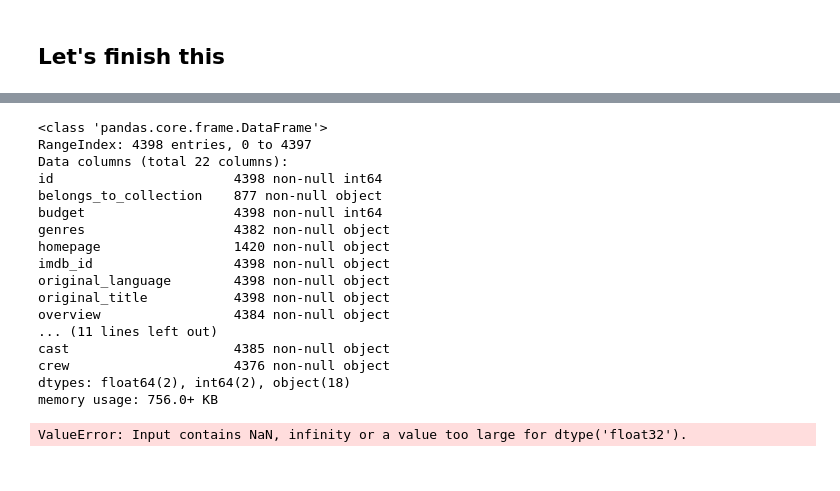
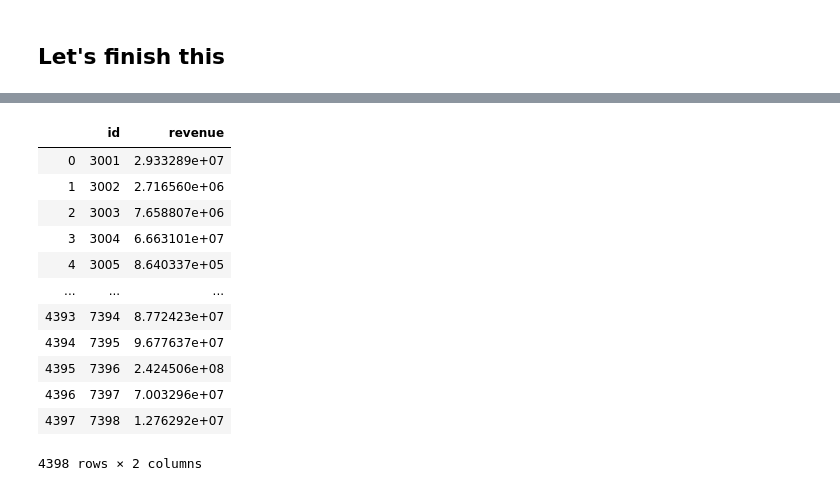
Before and after one commit to jhoffis/Oblig2, a Jupyter notebook: Jonathan.ipynb, the cells around one changed output, grey strips where cells are left out. Drawn from its saved outputs; the diff is of its cells as text; code cells hidden in the pictures.

```diff
--- a/Jonathan.ipynb
+++ b/Jonathan.ipynb
@@ -364,7 +409,8 @@ Name: popularity, Length: 3000, dtype: float64
 # Train
 # %%
 train = train_copy.copy()
-X = train.drop(['id', 'revenue'], axis=1)
+#FIXME fjern id kanskje???
+X = train.drop(['revenue'], axis=1)
 y = train['revenue'].copy()
 X_test = test.drop(['id'], axis=1)
 # %%
@@ -548,26 +611,22 @@ len(test_copy['release_month'])
 # %%
 final_model = grid_search.best_estimator_
-# %% [output]
-<class 'pandas.core.frame.DataFrame'>
-RangeIndex: 4398 entries, 0 to 4397
-Data columns (total 22 columns):
-id                       4398 non-null int64
-belongs_to_collection    877 non-null object
-budget                   4398 non-null int64
-genres                   4382 non-null object
-homepage                 1420 non-null object
-imdb_id                  4398 non-null object
-original_language        4398 non-null object
-original_title           4398 non-null object
-overview                 4384 non-null object
-... (11 lines left out)
-cast                     4385 non-null object
-crew                     4376 non-null object
-dtypes: float64(2), int64(2), object(18)
-memory usage: 756.0+ KB
 # %%
 # test_prepared = impute(test_copy)
 final_pred = final_model.predict(test_copy)
+subm = pd.DataFrame({'id': test.id, 'revenue': final_pred})
+subm
 # %% [output]
+|  | id | revenue |
+| 0 | 3001 | 2.933289e+07 |
+| 1 | 3002 | 2.716560e+06 |
+| 2 | 3003 | 7.658807e+06 |
+| 3 | 3004 | 6.663101e+07 |
+| 4 | 3005 | 8.640337e+05 |
+| ... | ... | ... |
+| 4393 | 7394 | 8.772423e+07 |
+| 4394 | 7395 | 9.677637e+07 |
+| 4395 | 7396 | 2.424506e+08 |
+| 4396 | 7397 | 7.003296e+07 |
+| 4397 | 7398 | 1.276292e+07 |
-ValueError: Input contains NaN, infinity or a value too large for dtype('float32').
+4398 rows × 2 columns
 # %%
```
Also changed, not shown: parts of 11 cells of this notebook, 2 other files.
